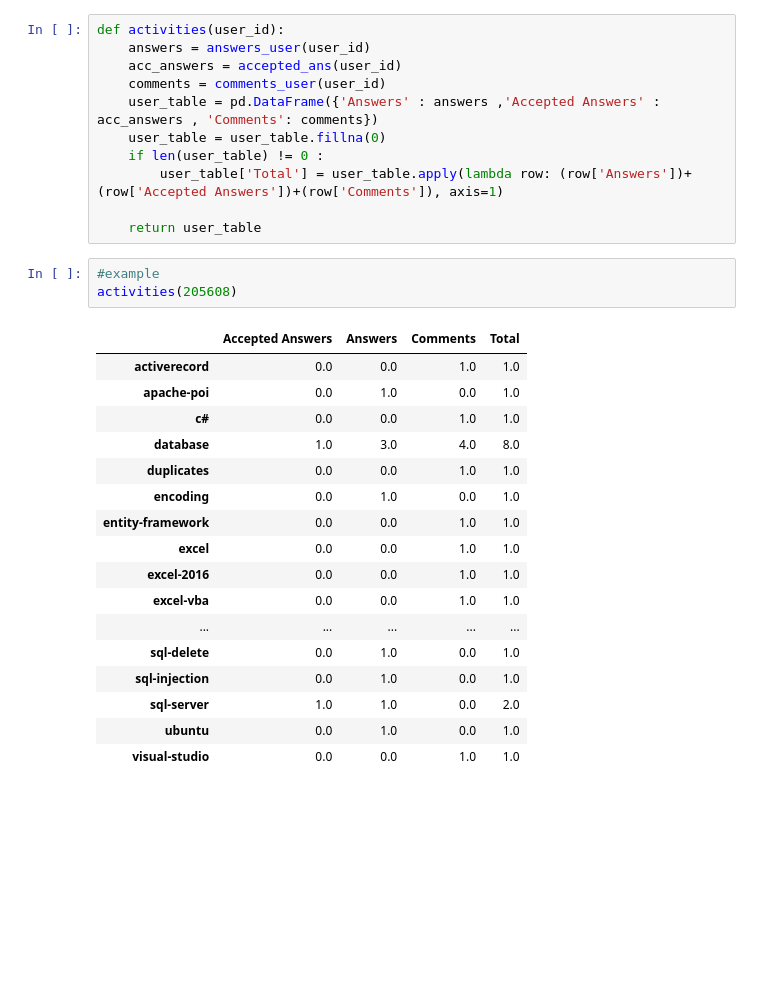
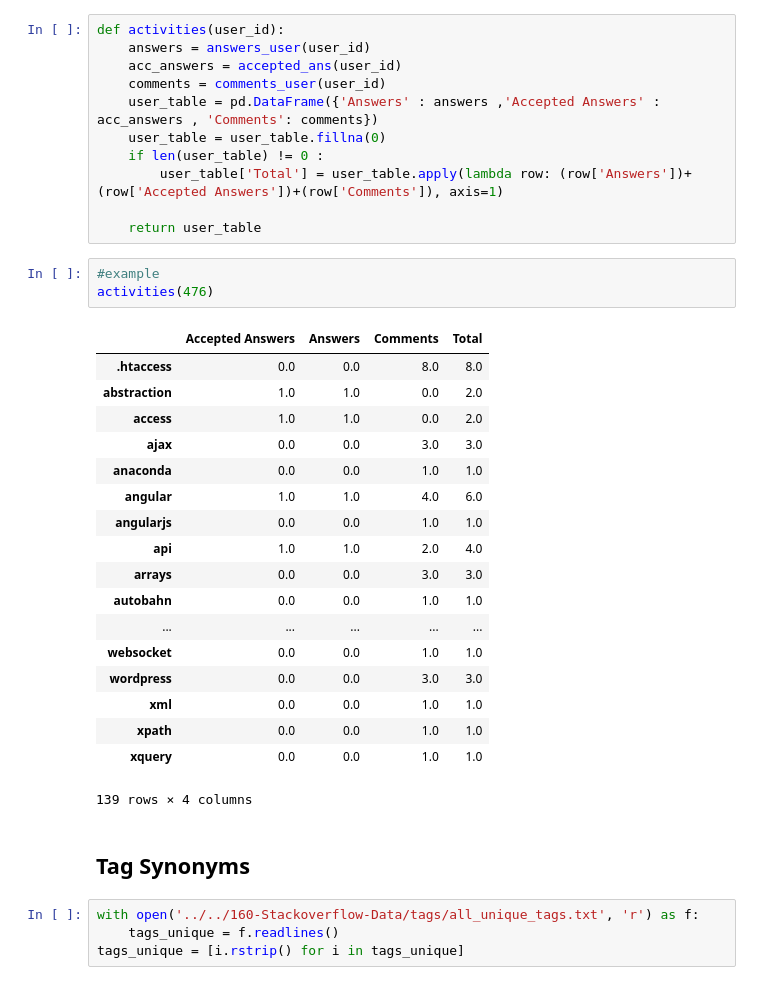
Before and after one commit to MaksimDan/160-Stackoverflow, a Jupyter notebook: source/eda/User_Strength.ipynb, the cells around one changed output. Cells and saved outputs as stored; diff of their text form; blank space fills up the shorter version.

```diff
--- a/source/eda/User_Strength.ipynb
+++ b/source/eda/User_Strength.ipynb
@@ -146,22 +146,29 @@ def activities(user_id):
     return user_table
 # %%
 #example
-activities(205608)
+activities(476)
 # %% [output]
 |  | Accepted Answers | Answers | Comments | Total |
-| activerecord | 0.0 | 0.0 | 1.0 | 1.0 |
-| apache-poi | 0.0 | 1.0 | 0.0 | 1.0 |
-| c# | 0.0 | 0.0 | 1.0 | 1.0 |
-| database | 1.0 | 3.0 | 4.0 | 8.0 |
-| duplicates | 0.0 | 0.0 | 1.0 | 1.0 |
-| encoding | 0.0 | 1.0 | 0.0 | 1.0 |
-| entity-framework | 0.0 | 0.0 | 1.0 | 1.0 |
-| excel | 0.0 | 0.0 | 1.0 | 1.0 |
-| excel-2016 | 0.0 | 0.0 | 1.0 | 1.0 |
-| excel-vba | 0.0 | 0.0 | 1.0 | 1.0 |
+| .htaccess | 0.0 | 0.0 | 8.0 | 8.0 |
+| abstraction | 1.0 | 1.0 | 0.0 | 2.0 |
+| access | 1.0 | 1.0 | 0.0 | 2.0 |
+| ajax | 0.0 | 0.0 | 3.0 | 3.0 |
+| anaconda | 0.0 | 0.0 | 1.0 | 1.0 |
+| angular | 1.0 | 1.0 | 4.0 | 6.0 |
+| angularjs | 0.0 | 0.0 | 1.0 | 1.0 |
+| api | 1.0 | 1.0 | 2.0 | 4.0 |
+| arrays | 0.0 | 0.0 | 3.0 | 3.0 |
+| autobahn | 0.0 | 0.0 | 1.0 | 1.0 |
 | ... | ... | ... | ... | ... |
-| sql-delete | 0.0 | 1.0 | 0.0 | 1.0 |
-| sql-injection | 0.0 | 1.0 | 0.0 | 1.0 |
-| sql-server | 1.0 | 1.0 | 0.0 | 2.0 |
-| ubuntu | 0.0 | 1.0 | 0.0 | 1.0 |
-| visual-studio | 0.0 | 0.0 | 1.0 | 1.0 |
+| websocket | 0.0 | 0.0 | 1.0 | 1.0 |
+| wordpress | 0.0 | 0.0 | 3.0 | 3.0 |
+| xml | 0.0 | 0.0 | 1.0 | 1.0 |
+| xpath | 0.0 | 0.0 | 1.0 | 1.0 |
+| xquery | 0.0 | 0.0 | 1.0 | 1.0 |
+139 rows × 4 columns
+# %% [markdown]
+## Tag Synonyms
+# %%
+with open('../../160-Stackoverflow-Data/tags/all_unique_tags.txt', 'r') as f:
+    tags_unique = f.readlines()
+tags_unique = [i.rstrip() for i in tags_unique]
```
Also changed, not shown: parts of 13 cells of this notebook.
